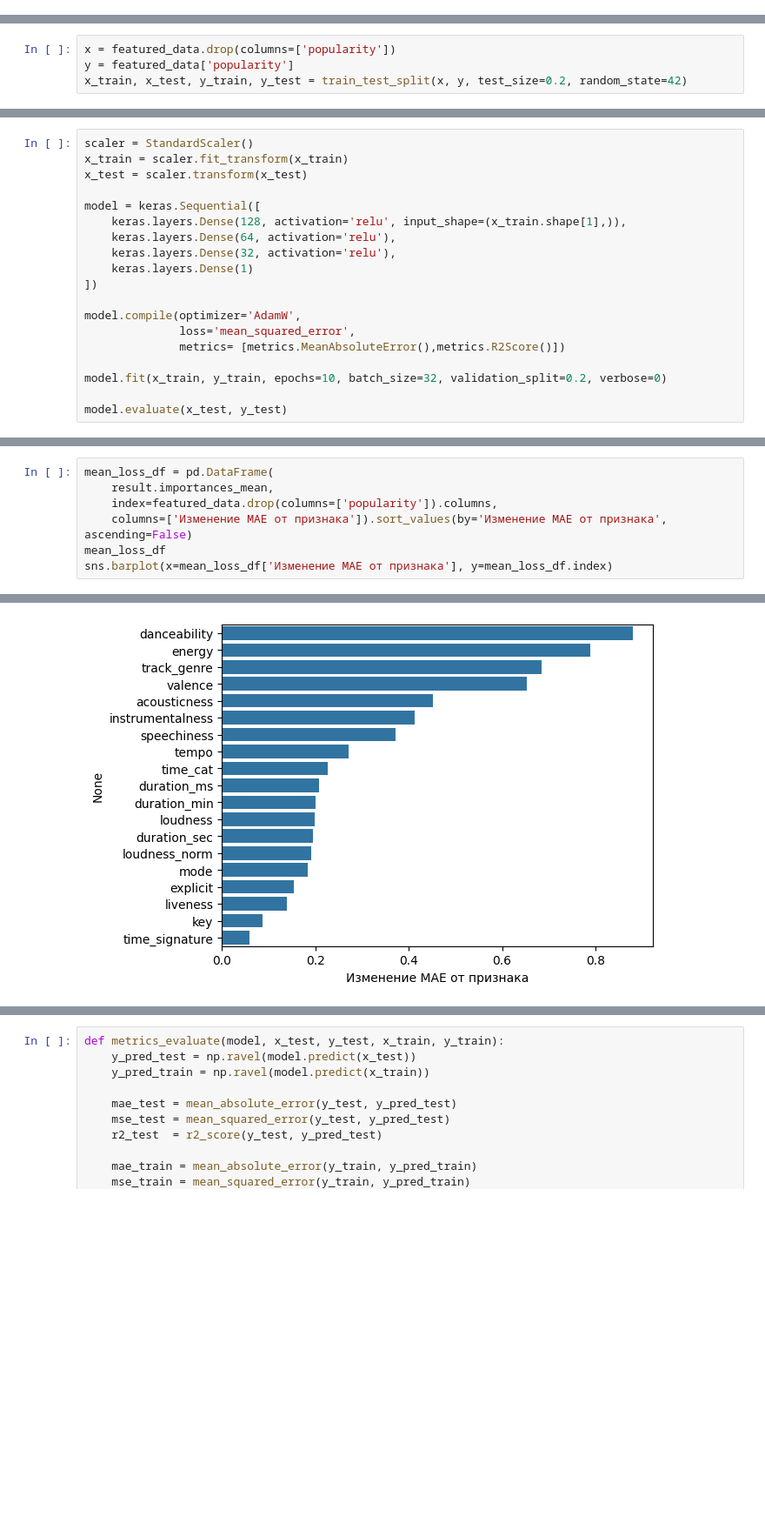
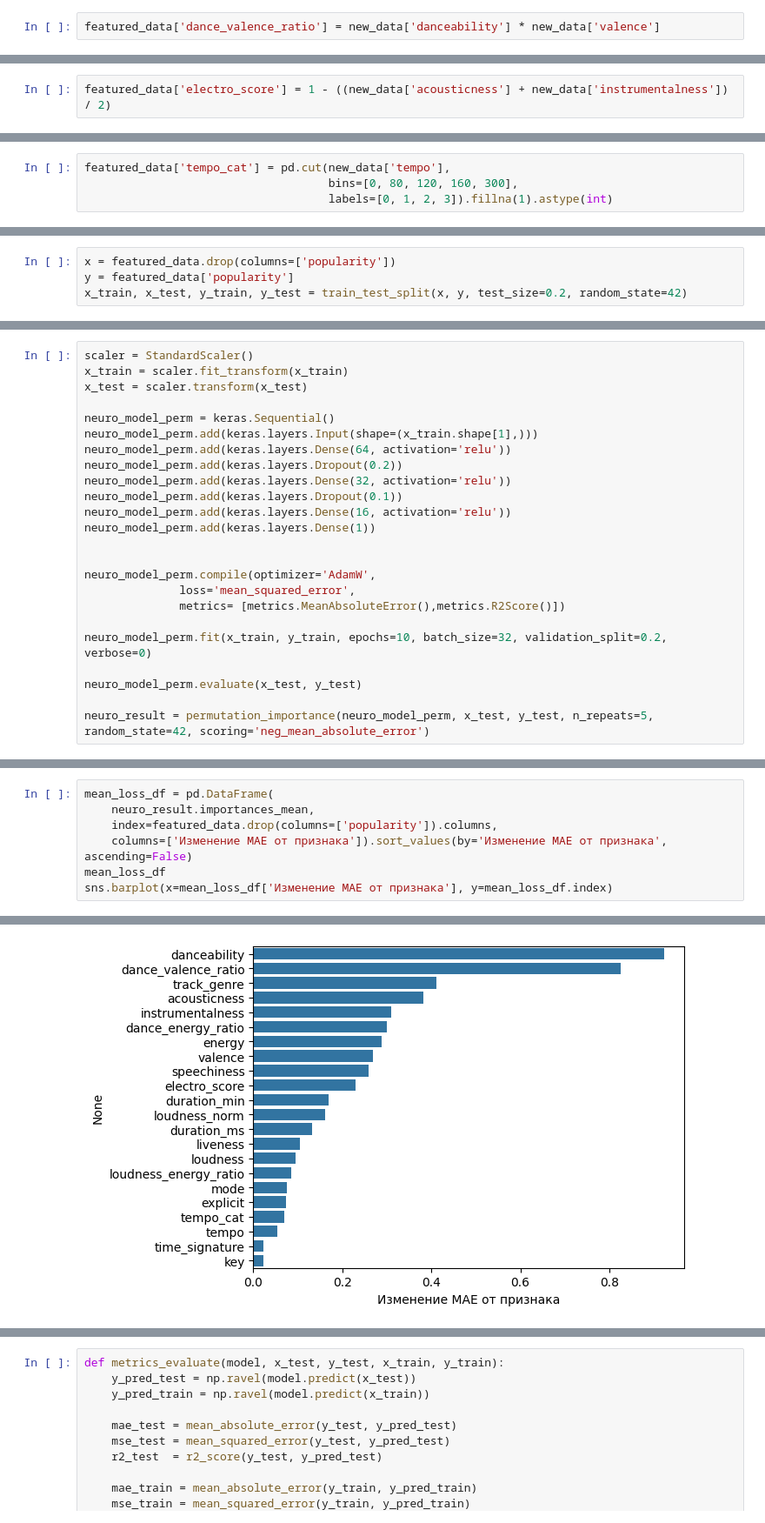
Before and after one commit to Lummoxy/ml_summer_prac, a Jupyter notebook: spotify_task.ipynb, the cells around one changed output, grey strips where cells are left out. Shown at 87% size. Saved outputs shown, nothing was run; the diff lists cells and outputs as text; blank space fills up the shorter version.

```diff
--- a/spotify_task.ipynb
+++ b/spotify_task.ipynb
@@ -345,0 +408,2 @@ featured_data['time_cat'] = pd.cut(featured_data.duration_min, bins=[0,2,4,6,8,1
+# %%
+featured_data['dance_valence_ratio'] = new_data['danceability'] * new_data['valence']
@@ -345,0 +414,2 @@ featured_data['time_cat'] = pd.cut(featured_data.duration_min, bins=[0,2,4,6,8,1
+# %%
+featured_data['electro_score'] = 1 - ((new_data['acousticness'] + new_data['instrumentalness']) / 2)
@@ -345,0 +420,4 @@ featured_data['time_cat'] = pd.cut(featured_data.duration_min, bins=[0,2,4,6,8,1
+# %%
+featured_data['tempo_cat'] = pd.cut(new_data['tempo'],
+                                    bins=[0, 80, 120, 160, 300],
+                                    labels=[0, 1, 2, 3]).fillna(1).astype(int)
@@ -354,18 +438,23 @@ scaler = StandardScaler()
 x_train = scaler.fit_transform(x_train)
 x_test = scaler.transform(x_test)
 
-model = keras.Sequential([
-    keras.layers.Dense(128, activation='relu', input_shape=(x_train.shape[1],)),
-    keras.layers.Dense(64, activation='relu'),
-    keras.layers.Dense(32, activation='relu'),
-    keras.layers.Dense(1)
-])
+neuro_model_perm = keras.Sequential()
+neuro_model_perm.add(keras.layers.Input(shape=(x_train.shape[1],)))
+neuro_model_perm.add(keras.layers.Dense(64, activation='relu'))
+neuro_model_perm.add(keras.layers.Dropout(0.2))
+neuro_model_perm.add(keras.layers.Dense(32, activation='relu'))
+neuro_model_perm.add(keras.layers.Dropout(0.1))
+neuro_model_perm.add(keras.layers.Dense(16, activation='relu'))
+neuro_model_perm.add(keras.layers.Dense(1))
 
-model.compile(optimizer='AdamW',
+
+neuro_model_perm.compile(optimizer='AdamW',
               loss='mean_squared_error',
               metrics= [metrics.MeanAbsoluteError(),metrics.R2Score()])
 
-model.fit(x_train, y_train, epochs=10, batch_size=32, validation_split=0.2, verbose=0)
+neuro_model_perm.fit(x_train, y_train, epochs=10, batch_size=32, validation_split=0.2, verbose=0)
 
-model.evaluate(x_test, y_test)
+neuro_model_perm.evaluate(x_test, y_test)
+
+neuro_result = permutation_importance(neuro_model_perm, x_test, y_test, n_repeats=5, random_state=42, scoring='neg_mean_absolute_error')
 # %% [output]
@@ -397,10 +478,10 @@ result = permutation_importance(model, x_test, y_test, n_repeats=10, random_stat
 # %%
 mean_loss_df = pd.DataFrame(
-    result.importances_mean,
+    neuro_result.importances_mean,
     index=featured_data.drop(columns=['popularity']).columns,
     columns=['Изменение MAE от признака']).sort_values(by='Изменение MAE от признака', ascending=False)
 mean_loss_df
 sns.barplot(x=mean_loss_df['Изменение MAE от признака'], y=mean_loss_df.index)
 # %% [output]
 <Axes: xlabel='Изменение MAE от признака', ylabel='None'>
-[figure, old version]
+[figure, new version]
```
Also changed, not shown: parts of 85 cells of this notebook.
